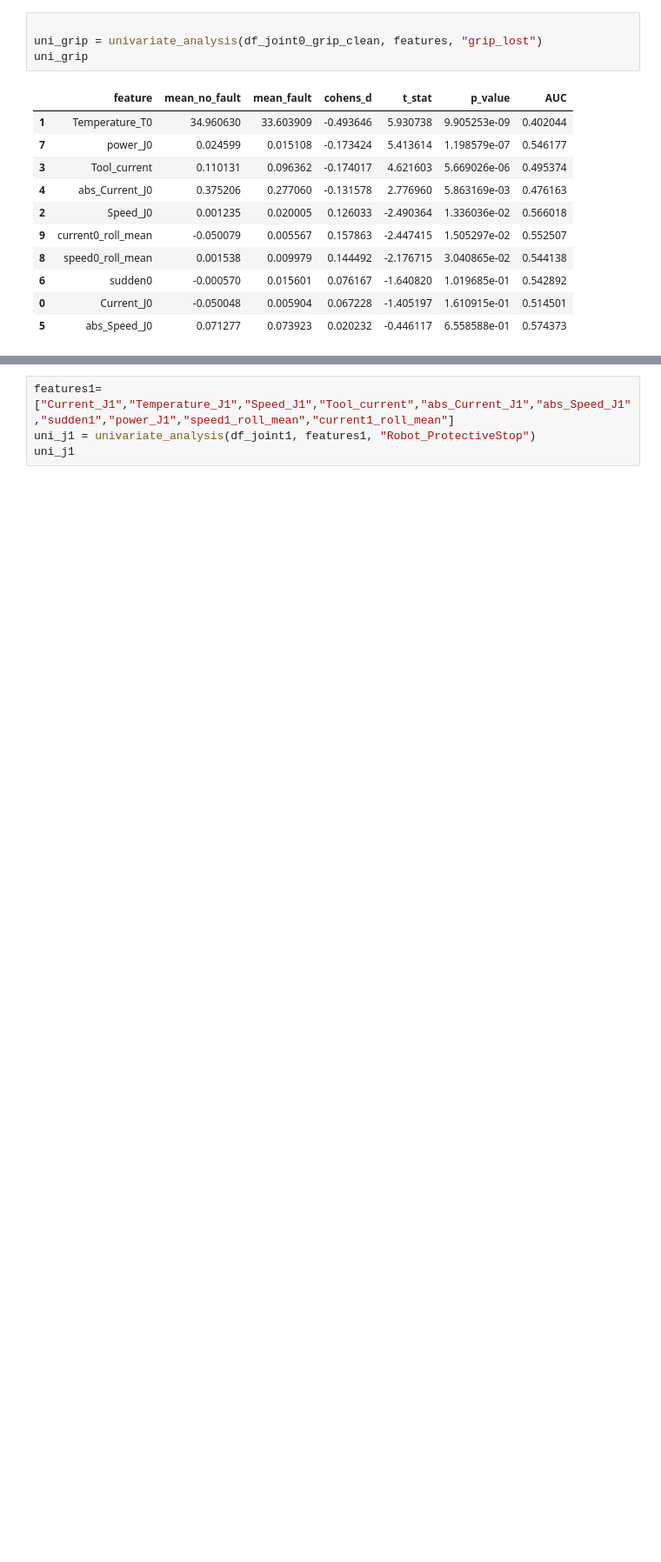
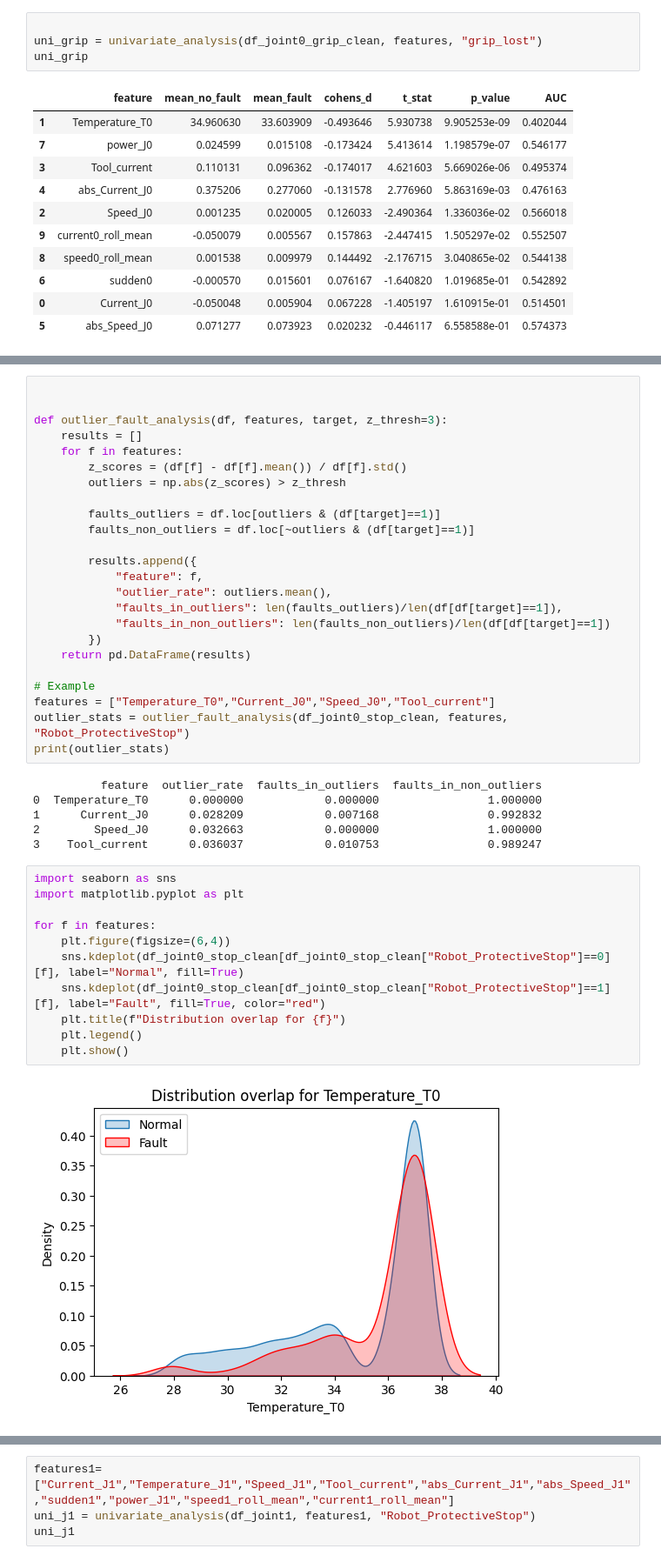
Before and after one commit to faridahamid/Robo-Fault, a Jupyter notebook: check.ipynb, the cells around one changed output, grey strips where cells are left out. Shown at 87% size. Cells and saved outputs as stored; diff of their text form; blank space fills up the shorter version.

```diff
--- a/check.ipynb
+++ b/check.ipynb
@@ -320,0 +566,43 @@ uni_grip
+# %%
+
+
+def outlier_fault_analysis(df, features, target, z_thresh=3):
+    results = []
+    for f in features:
+        z_scores = (df[f] - df[f].mean()) / df[f].std()
+        outliers = np.abs(z_scores) > z_thresh
+
+        faults_outliers = df.loc[outliers & (df[target]==1)]
+        faults_non_outliers = df.loc[~outliers & (df[target]==1)]
+
+        results.append({
+            "feature": f,
+            "outlier_rate": outliers.mean(),
+            "faults_in_outliers": len(faults_outliers)/len(df[df[target]==1]),
+            "faults_in_non_outliers": len(faults_non_outliers)/len(df[df[target]==1])
+        })
+    return pd.DataFrame(results)
+
+# Example
+features = ["Temperature_T0","Current_J0","Speed_J0","Tool_current"]
+outlier_stats = outlier_fault_analysis(df_joint0_stop_clean, features, "Robot_ProtectiveStop")
+print(outlier_stats)
+# %% [output]
+          feature  outlier_rate  faults_in_outliers  faults_in_non_outliers
+0  Temperature_T0      0.000000            0.000000                1.000000
+1      Current_J0      0.028209            0.007168                0.992832
+2        Speed_J0      0.032663            0.000000                1.000000
+3    Tool_current      0.036037            0.010753                0.989247
+# %%
+import seaborn as sns
+import matplotlib.pyplot as plt
+
+for f in features:
+    plt.figure(figsize=(6,4))
+    sns.kdeplot(df_joint0_stop_clean[df_joint0_stop_clean["Robot_ProtectiveStop"]==0][f], label="Normal", fill=True)
+    sns.kdeplot(df_joint0_stop_clean[df_joint0_stop_clean["Robot_ProtectiveStop"]==1][f], label="Fault", fill=True, color="red")
+    plt.title(f"Distribution overlap for {f}")
+    plt.legend()
+    plt.show()
+# %% [output]
+[figure, added]
```
Also changed, not shown: parts of 16 cells of this notebook.
